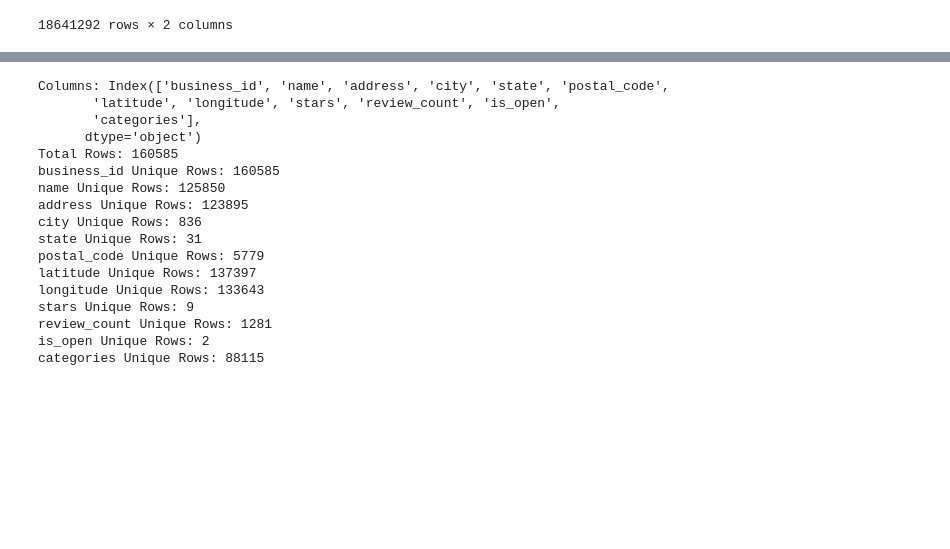
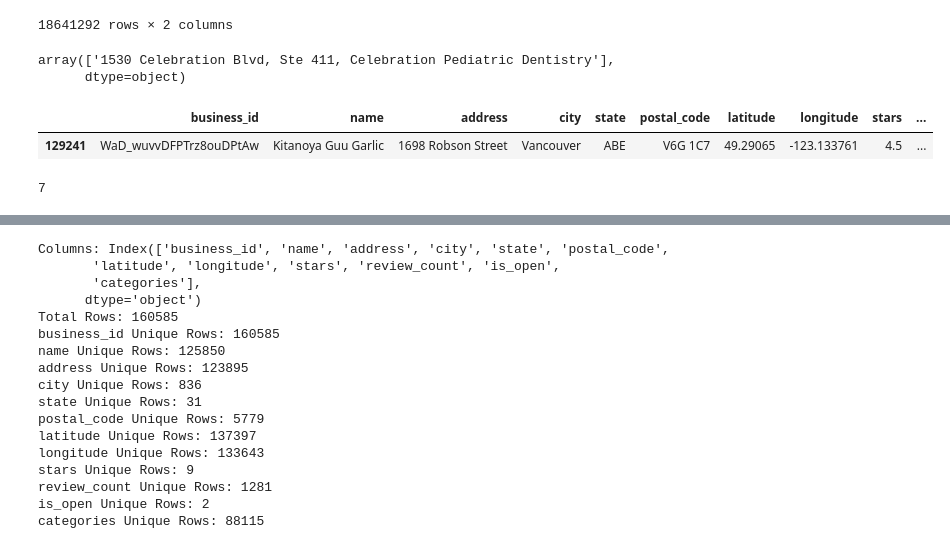
Before and after one commit to connie-ho/data-bites, a Jupyter notebook: Data_Exploration.ipynb, the cells around one changed output, grey strips where cells are left out. Cells and saved outputs as stored; diff of their text form; code cells hidden in the pictures; blank space fills up the shorter version.

```diff
--- a/Data_Exploration.ipynb
+++ b/Data_Exploration.ipynb
@@ -93,3 +93,17 @@ df_checkin
 18641292 rows × 2 columns
 # %%
 df_business = load_json_data(business_path)
+# %%
+df_business[df_business.name=="Celebration Pediatric Dentistry"]['address'].values
+# %% [output]
+array(['1530 Celebration Blvd, Ste 411, Celebration Pediatric Dentistry'],
+      dtype=object)
+# %%
+df_business[df_business.state.str.len()==3]
+# %% [output]
+|  | business_id | name | address | city | state | postal_code | latitude | longitude | stars | ... |
+| 129241 | WaD_wuvvDFPTrz8ouDPtAw | Kitanoya Guu Garlic | 1698 Robson Street | Vancouver | ABE | V6G 1C7 | 49.29065 | -123.133761 | 4.5 | ... |
+# %%
+df_business.postal_code.str.len().max()
+# %% [output]
+7
```
Also changed, not shown: parts of 8 cells of this notebook, 5 other files.
